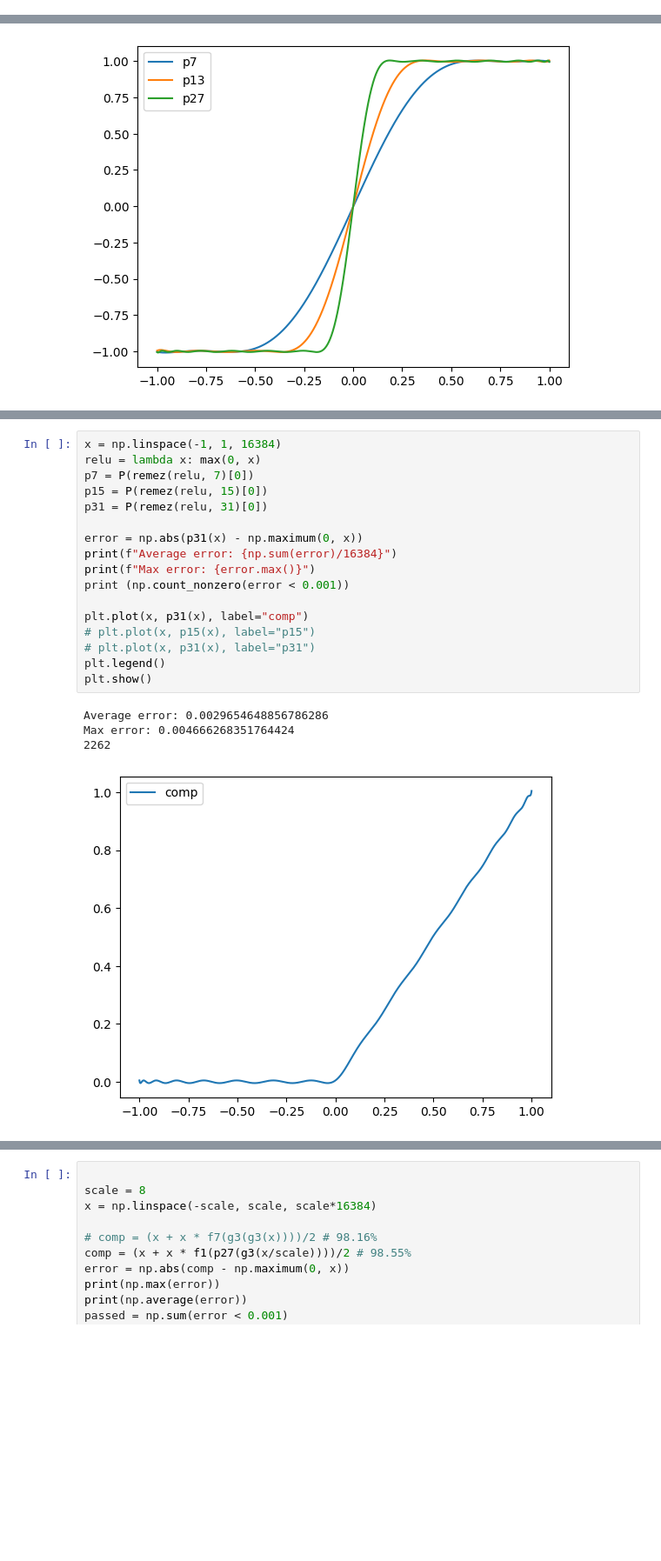
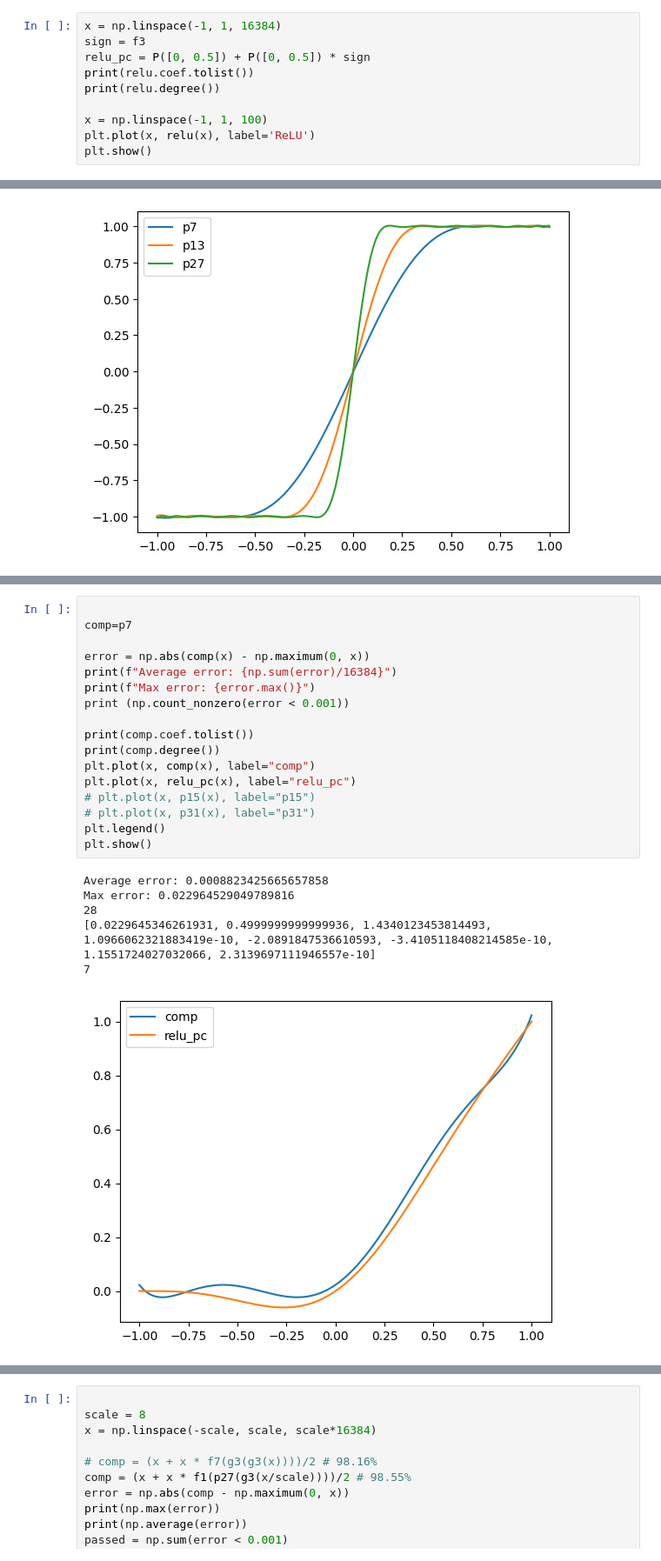
Before and after one commit to jkav77/fhenom, a Jupyter notebook: notebooks/relu.ipynb, the cells around one changed output, grey strips where cells are left out. Shown at 87% size. Cells and saved outputs as stored; diff of their text form; blank space fills up the shorter version.

```diff
--- a/notebooks/relu.ipynb
+++ b/notebooks/relu.ipynb
@@ -64,3 +64,13 @@ g1: degree: 3; depth: 2
 g2 degree: 5; depth: 3
 g3 degree: 7; depth: 3
 g4 degree: 9; depth: 4
+# %%
+x = np.linspace(-1, 1, 16384)
+sign = f3
+relu_pc = P([0, 0.5]) + P([0, 0.5]) * sign
+print(relu.coef.tolist())
+print(relu.degree())
+
+x = np.linspace(-1, 1, 100)
+plt.plot(x, relu(x), label='ReLU')
+plt.show()
@@ -300,25 +323,27 @@ plt.show()
 # %%
-x = np.linspace(-1, 1, 16384)
-relu = lambda x: max(0, x)
-p7 = P(remez(relu, 7)[0])
-p15 = P(remez(relu, 15)[0])
-p31 = P(remez(relu, 31)[0])
 
-error = np.abs(p31(x) - np.maximum(0, x))
+comp=p7
+
+error = np.abs(comp(x) - np.maximum(0, x))
 print(f"Average error: {np.sum(error)/16384}")
 print(f"Max error: {error.max()}")
 print (np.count_nonzero(error < 0.001))
 
-plt.plot(x, p31(x), label="comp")
+print(comp.coef.tolist())
+print(comp.degree())
+plt.plot(x, comp(x), label="comp")
+plt.plot(x, relu_pc(x), label="relu_pc")
 # plt.plot(x, p15(x), label="p15")
 # plt.plot(x, p31(x), label="p31")
 plt.legend()
 plt.show()
 # %% [output]
-Average error: 0.0029654648856786286
-Max error: 0.004666268351764424
-2262
+Average error: 0.0008823425665657858
+Max error: 0.022964529049789816
+28
+[0.0229645346261931, 0.4999999999999936, 1.4340123453814493, 1.0966062321883419e-10, -2.0891847536610593, -3.4105118408214585e-10, 1.1551724027032066, 2.3139697111946557e-10]
+7
-[figure, old version]
+[figure, new version]
 # %%
 
 plt.plot(x, f7(x), label="f7")
```
Also changed, not shown: parts of 4 cells of this notebook, 9 other files.
